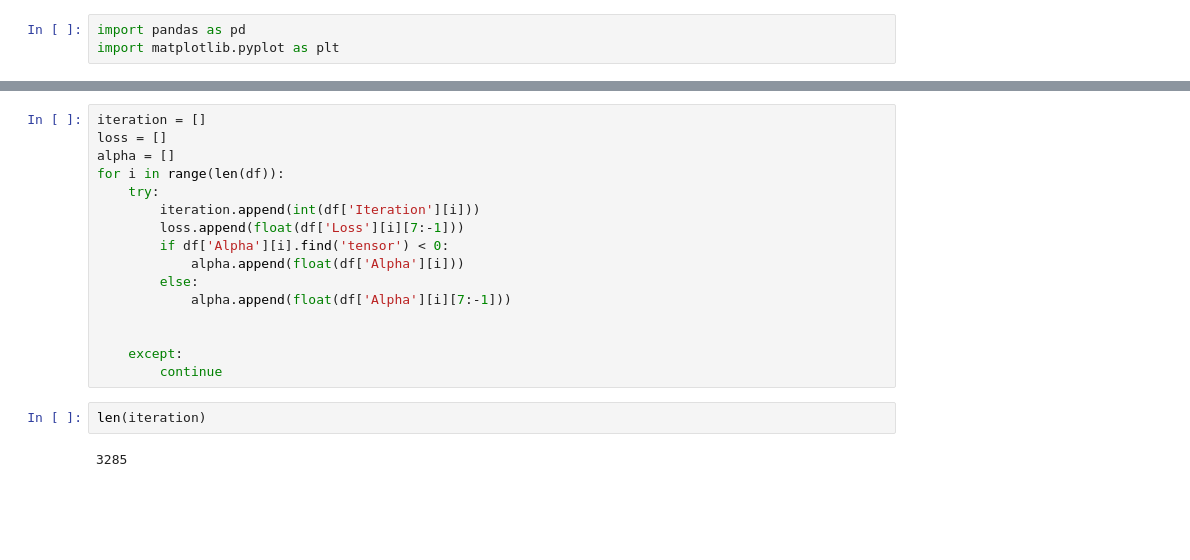
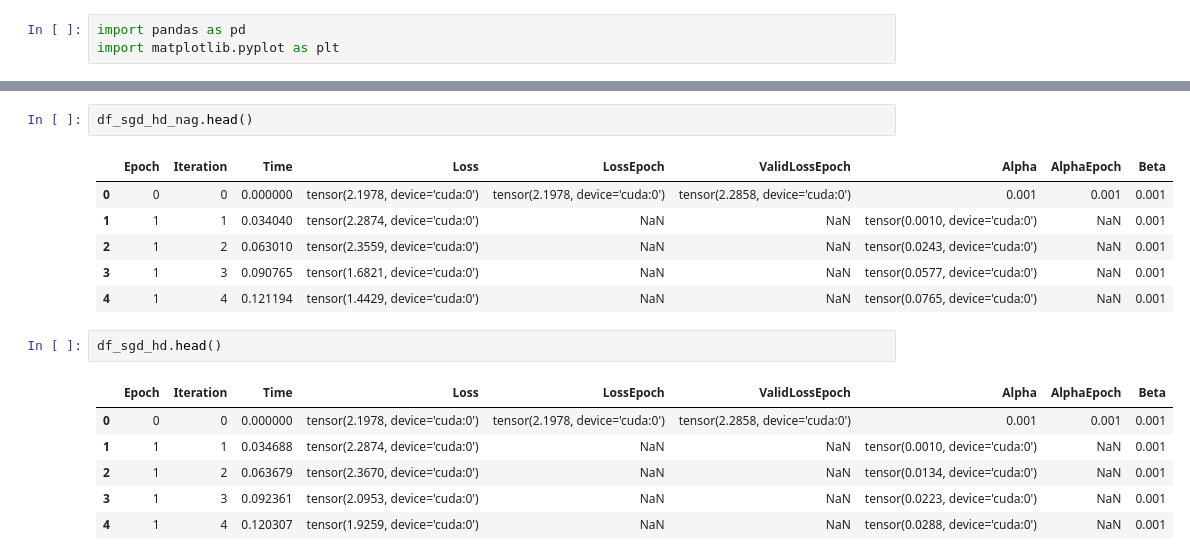
Before and after one commit to harshalmittal4/Hypergradient_variants, a Jupyter notebook: Untitled.ipynb, the cells around one changed output, grey strips where cells are left out. Drawn from its saved outputs; the diff is of its cells as text; blank space fills up the shorter version.

```diff
--- a/Untitled.ipynb
+++ b/Untitled.ipynb
@@ -19,20 +18,18 @@ df['Alpha'][1].find('tensor')
-# %%
-iteration = []
-loss = []
-alpha = []
-for i in range(len(df)):
-    try:
-        iteration.append(int(df['Iteration'][i]))
-        loss.append(float(df['Loss'][i][7:-1]))
-        if df['Alpha'][i].find('tensor') < 0:
-            alpha.append(float(df['Alpha'][i]))
-        else:
-            alpha.append(float(df['Alpha'][i][7:-1]))
-
-
-    except:
-        continue
-# %%
-len(iteration)
-# %% [output]
-3285
+# %%
+df_sgd_hd_nag.head()
+# %% [output]
+|  | Epoch | Iteration | Time | Loss | LossEpoch | ValidLossEpoch | Alpha | AlphaEpoch | Beta |
+| 0 | 0 | 0 | 0.000000 | tensor(2.1978, device='cuda:0') | tensor(2.1978, device='cuda:0') | tensor(2.2858, device='cuda:0') | 0.001 | 0.001 | 0.001 |
+| 1 | 1 | 1 | 0.034040 | tensor(2.2874, device='cuda:0') | NaN | NaN | tensor(0.0010, device='cuda:0') | NaN | 0.001 |
+| 2 | 1 | 2 | 0.063010 | tensor(2.3559, device='cuda:0') | NaN | NaN | tensor(0.0243, device='cuda:0') | NaN | 0.001 |
+| 3 | 1 | 3 | 0.090765 | tensor(1.6821, device='cuda:0') | NaN | NaN | tensor(0.0577, device='cuda:0') | NaN | 0.001 |
+| 4 | 1 | 4 | 0.121194 | tensor(1.4429, device='cuda:0') | NaN | NaN | tensor(0.0765, device='cuda:0') | NaN | 0.001 |
+# %%
+df_sgd_hd.head()
+# %% [output]
+|  | Epoch | Iteration | Time | Loss | LossEpoch | ValidLossEpoch | Alpha | AlphaEpoch | Beta |
+| 0 | 0 | 0 | 0.000000 | tensor(2.1978, device='cuda:0') | tensor(2.1978, device='cuda:0') | tensor(2.2858, device='cuda:0') | 0.001 | 0.001 | 0.001 |
+| 1 | 1 | 1 | 0.034688 | tensor(2.2874, device='cuda:0') | NaN | NaN | tensor(0.0010, device='cuda:0') | NaN | 0.001 |
+| 2 | 1 | 2 | 0.063679 | tensor(2.3670, device='cuda:0') | NaN | NaN | tensor(0.0134, device='cuda:0') | NaN | 0.001 |
+| 3 | 1 | 3 | 0.092361 | tensor(2.0953, device='cuda:0') | NaN | NaN | tensor(0.0223, device='cuda:0') | NaN | 0.001 |
+| 4 | 1 | 4 | 0.120307 | tensor(1.9259, device='cuda:0') | NaN | NaN | tensor(0.0288, device='cuda:0') | NaN | 0.001 |
```
Also changed, not shown: parts of 12 cells of this notebook, 2 other files.
